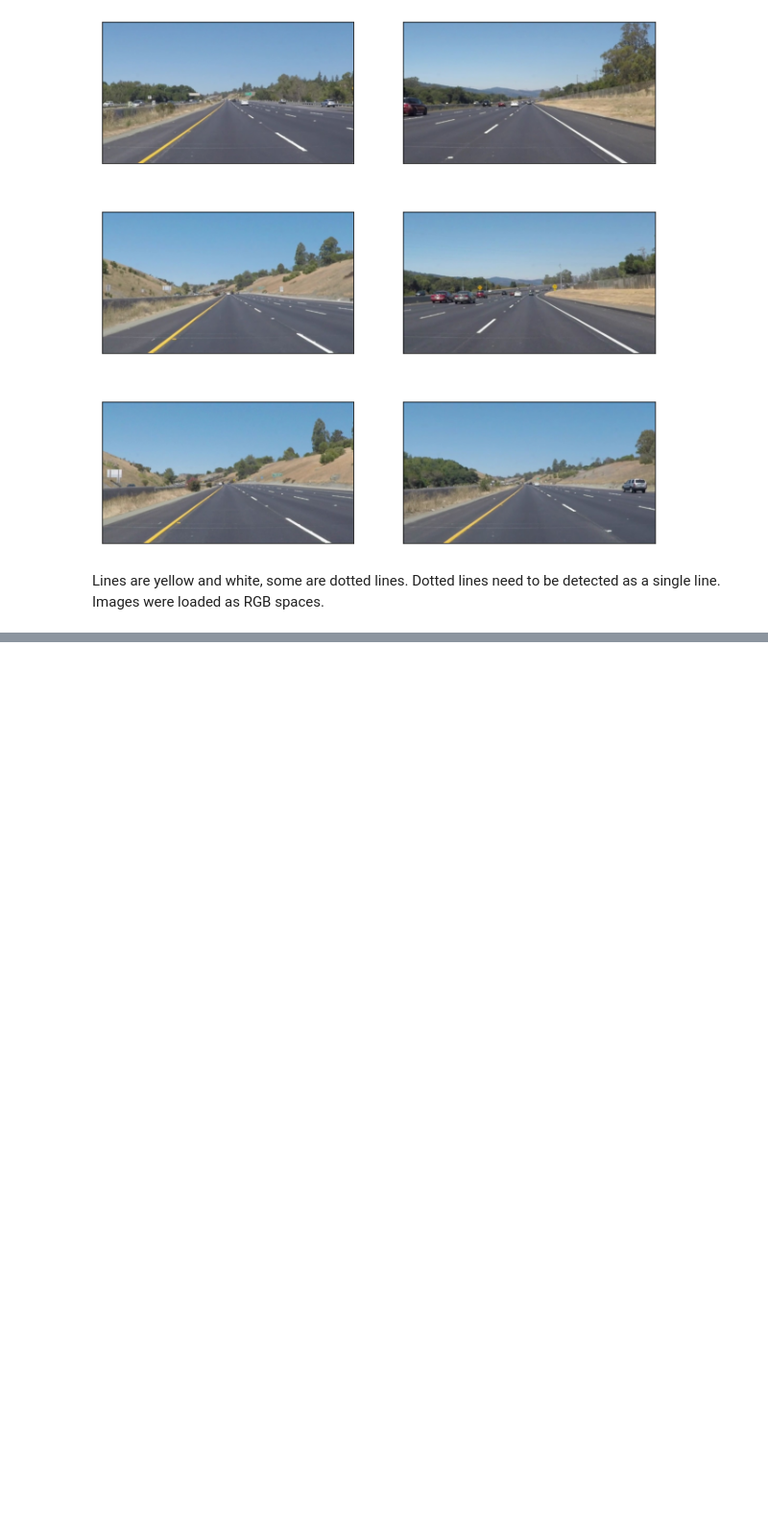
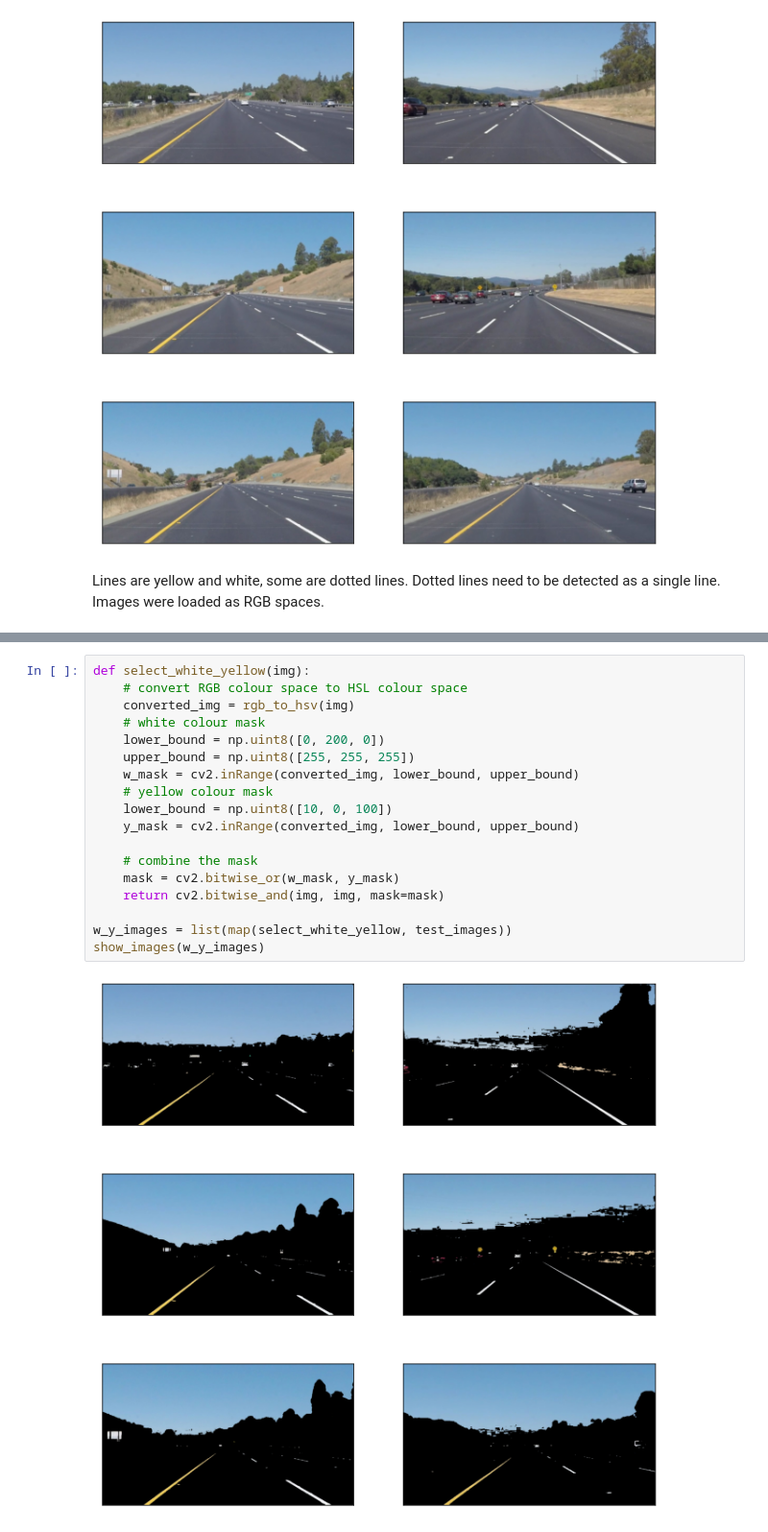
Before and after one commit to snandasena/finding-lane-lines-on-the-road, a Jupyter notebook: Finding_Lane_Lines_on_the_Road.ipynb, the cells around one changed output, grey strips where cells are left out. Shown at 96% size. Cells and saved outputs as stored; diff of their text form; blank space fills up the shorter version.

```diff
--- a/Finding_Lane_Lines_on_the_Road.ipynb
+++ b/Finding_Lane_Lines_on_the_Road.ipynb
@@ -66,0 +84,20 @@ show_images(list(map(select_rgb_white_yellow, test_images)))
+# %%
+def select_white_yellow(img):
+    # convert RGB colour space to HSL colour space
+    converted_img = rgb_to_hsv(img)
+    # white colour mask
+    lower_bound = np.uint8([0, 200, 0])
+    upper_bound = np.uint8([255, 255, 255])
+    w_mask = cv2.inRange(converted_img, lower_bound, upper_bound)
+    # yellow colour mask
+    lower_bound = np.uint8([10, 0, 100])
+    y_mask = cv2.inRange(converted_img, lower_bound, upper_bound)
+
+    # combine the mask
+    mask = cv2.bitwise_or(w_mask, y_mask)
+    return cv2.bitwise_and(img, img, mask=mask)
+
+w_y_images = list(map(select_white_yellow, test_images))
+show_images(w_y_images)
+# %% [output]
+[figure, added]
```
Also changed, not shown: parts of 5 cells of this notebook, 1 other file.
